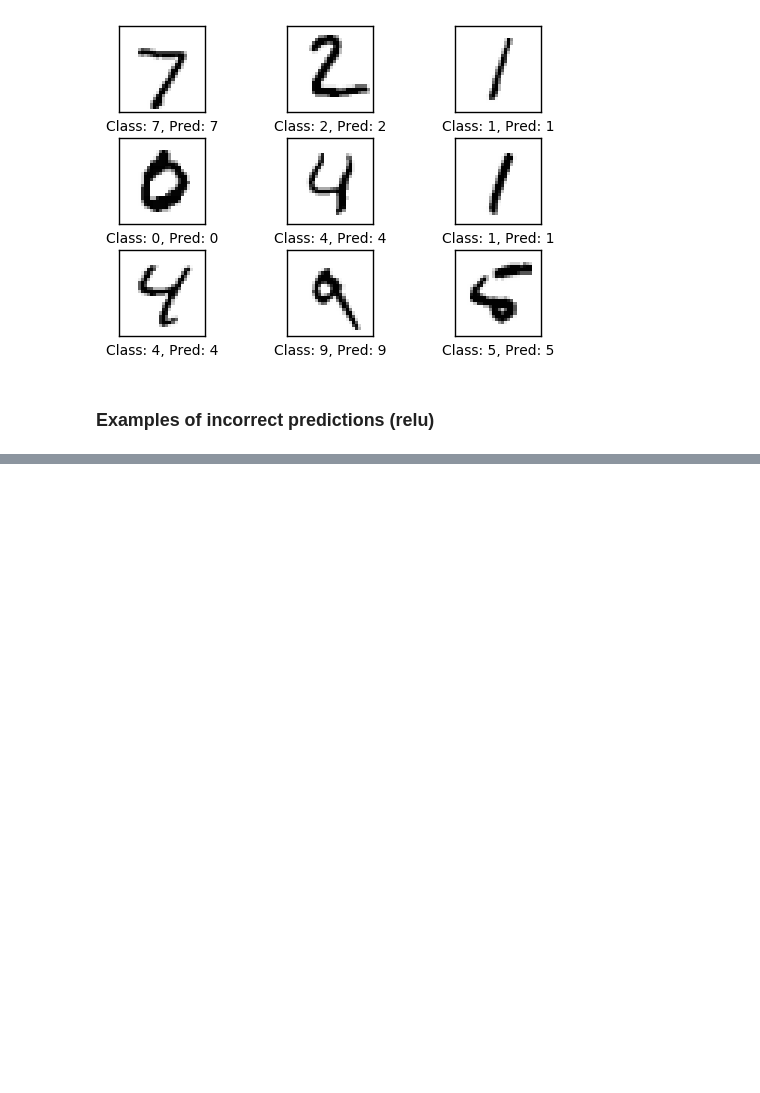
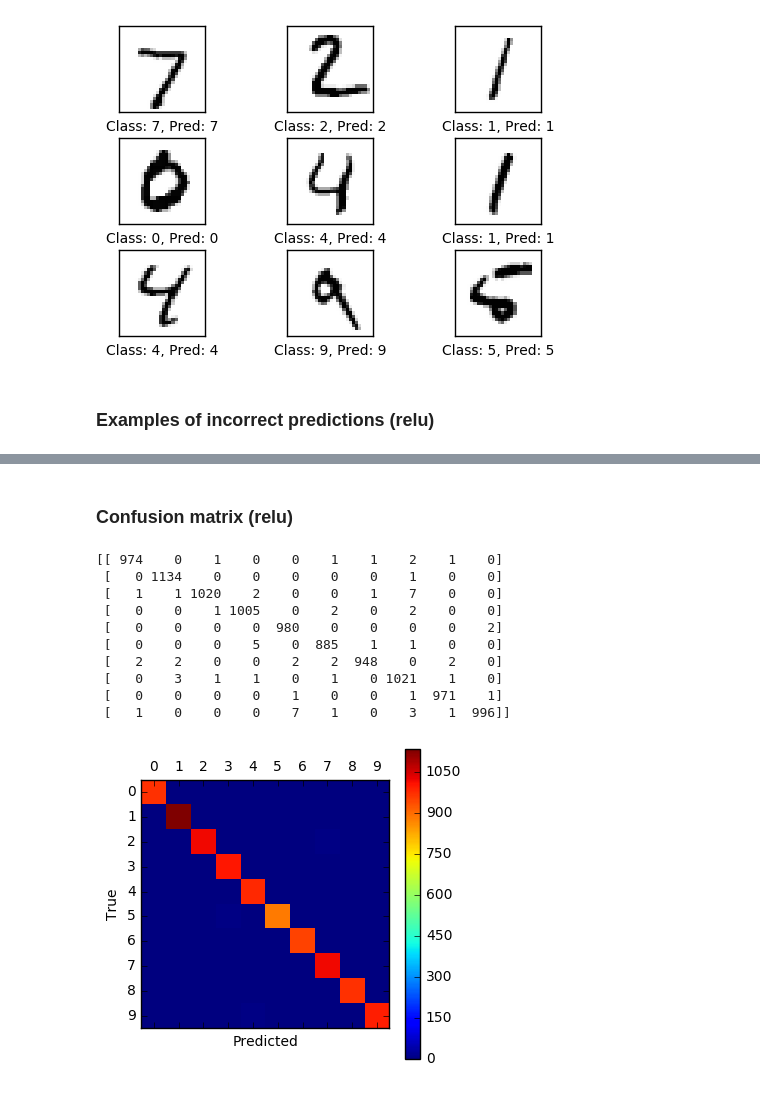
Before and after one commit to Kidel/In-Codice-Ratio-OCR-with-CNN, a Jupyter notebook: Notebooks/02_Mnist.ipynb, the cells around one changed output, grey strips where cells are left out. Cells and saved outputs as stored; diff of their text form; code cells hidden in the pictures; blank space fills up the shorter version.

```diff
--- a/Notebooks/02_Mnist.ipynb
+++ b/Notebooks/02_Mnist.ipynb
@@ -254,0 +289,16 @@ After 800 epochs running in about 6 seconds each (on our average GPU), the model
+# %% [markdown]
+### Confusion matrix (relu)
+# %%
+u.plot_confusion_matrix(y_test, nb_classes, predicted_classes_relu)
+# %% [output]
+[[ 974    0    1    0    0    1    1    2    1    0]
+ [   0 1134    0    0    0    0    0    1    0    0]
+ [   1    1 1020    2    0    0    1    7    0    0]
+ [   0    0    1 1005    0    2    0    2    0    0]
+ [   0    0    0    0  980    0    0    0    0    2]
+ [   0    0    0    5    0  885    1    1    0    0]
+ [   2    2    0    0    2    2  948    0    2    0]
+ [   0    3    1    1    0    1    0 1021    1    0]
+ [   0    0    0    0    1    0    0    1  971    1]
+ [   1    0    0    0    7    1    0    3    1  996]]
+[figure, added]
```
Also changed, not shown: parts of 12 cells of this notebook, 2 other files.
